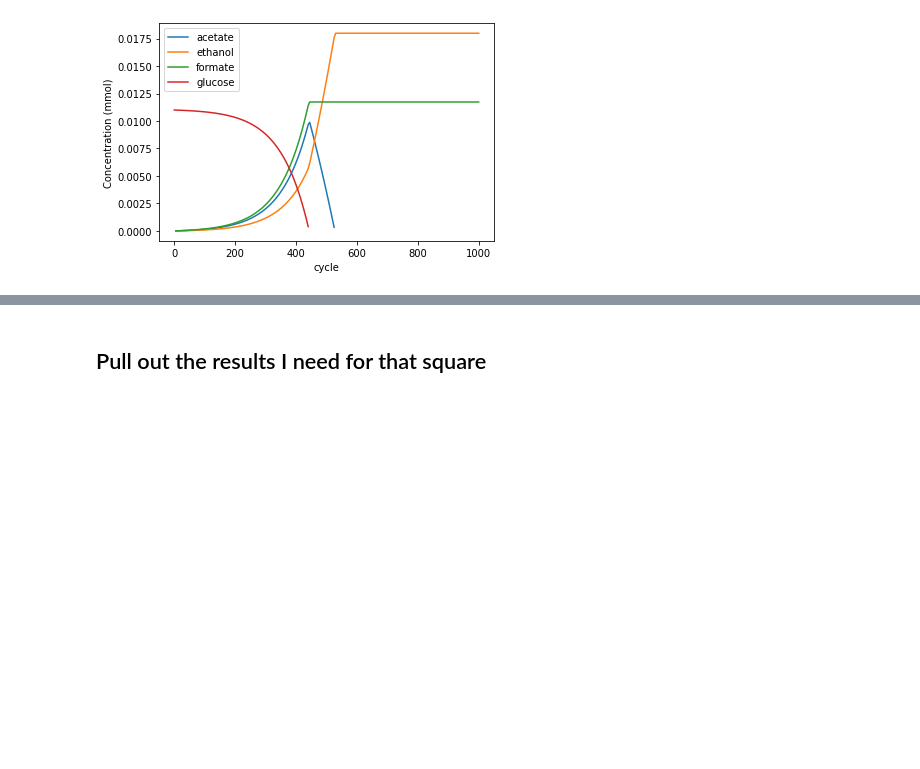
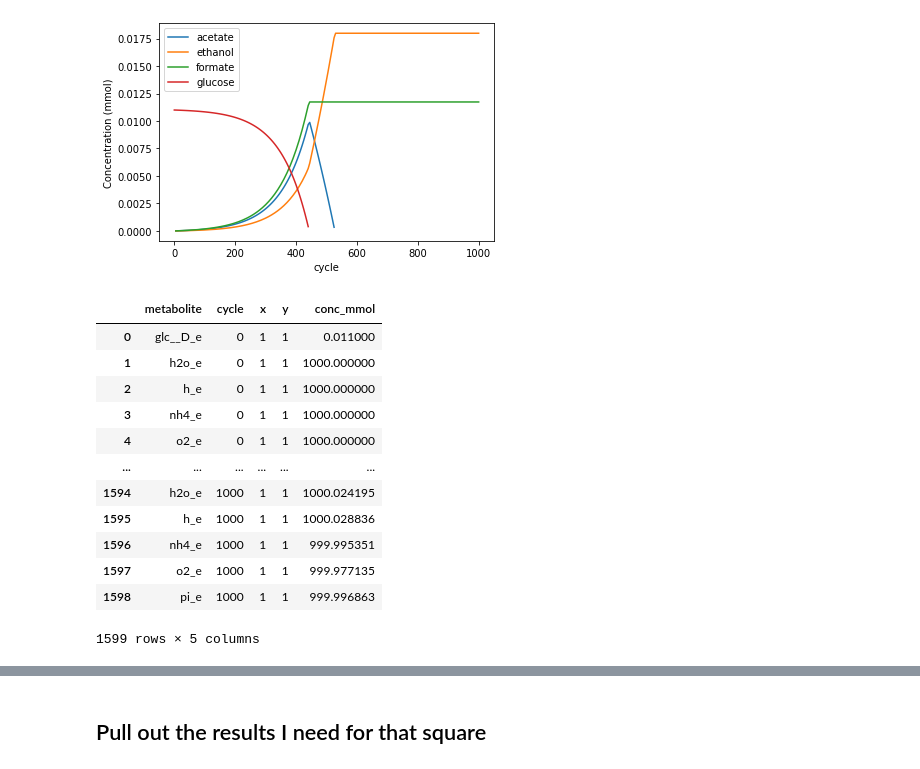
Before and after one commit to segrelab/vivarium-comets, a Jupyter notebook: dev.ipynb, the cells around one changed output, grey strips where cells are left out. Cells and saved outputs as stored; diff of their text form; code cells hidden in the pictures; blank space fills up the shorter version.

```diff
--- a/dev.ipynb
+++ b/dev.ipynb
@@ -135,3 +135,20 @@ ax.set_ylabel("Concentration (mmol)")
 # %% [output]
 Text(0, 0.5, 'Concentration (mmol)')
 [figure]
+# %%
+media = experiment.media.copy()
+media
+# %% [output]
+|  | metabolite | cycle | x | y | conc_mmol |
+| 0 | glc__D_e | 0 | 1 | 1 | 0.011000 |
+| 1 | h2o_e | 0 | 1 | 1 | 1000.000000 |
+| 2 | h_e | 0 | 1 | 1 | 1000.000000 |
+| 3 | nh4_e | 0 | 1 | 1 | 1000.000000 |
+| 4 | o2_e | 0 | 1 | 1 | 1000.000000 |
+| ... | ... | ... | ... | ... | ... |
+| 1594 | h2o_e | 1000 | 1 | 1 | 1000.024195 |
+| 1595 | h_e | 1000 | 1 | 1 | 1000.028836 |
+| 1596 | nh4_e | 1000 | 1 | 1 | 999.995351 |
+| 1597 | o2_e | 1000 | 1 | 1 | 999.977135 |
+| 1598 | pi_e | 1000 | 1 | 1 | 999.996863 |
+1599 rows × 5 columns
```
Also changed, not shown: parts of 6 cells of this notebook.
